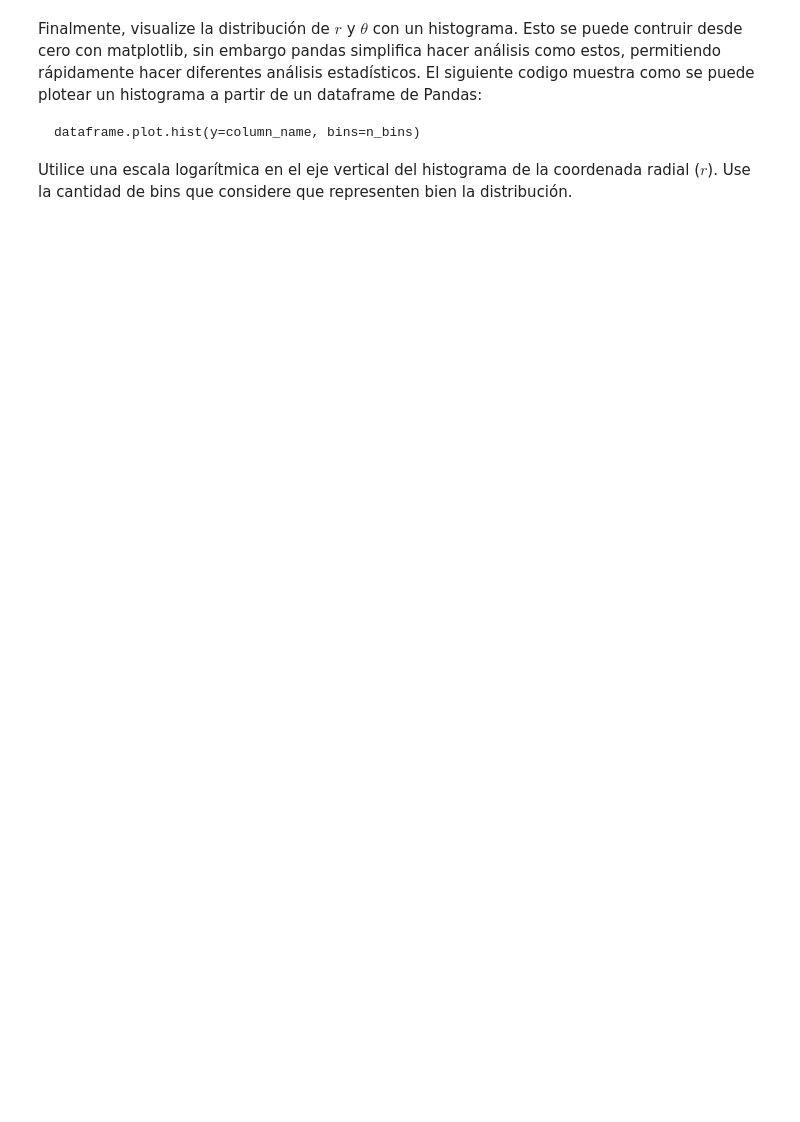
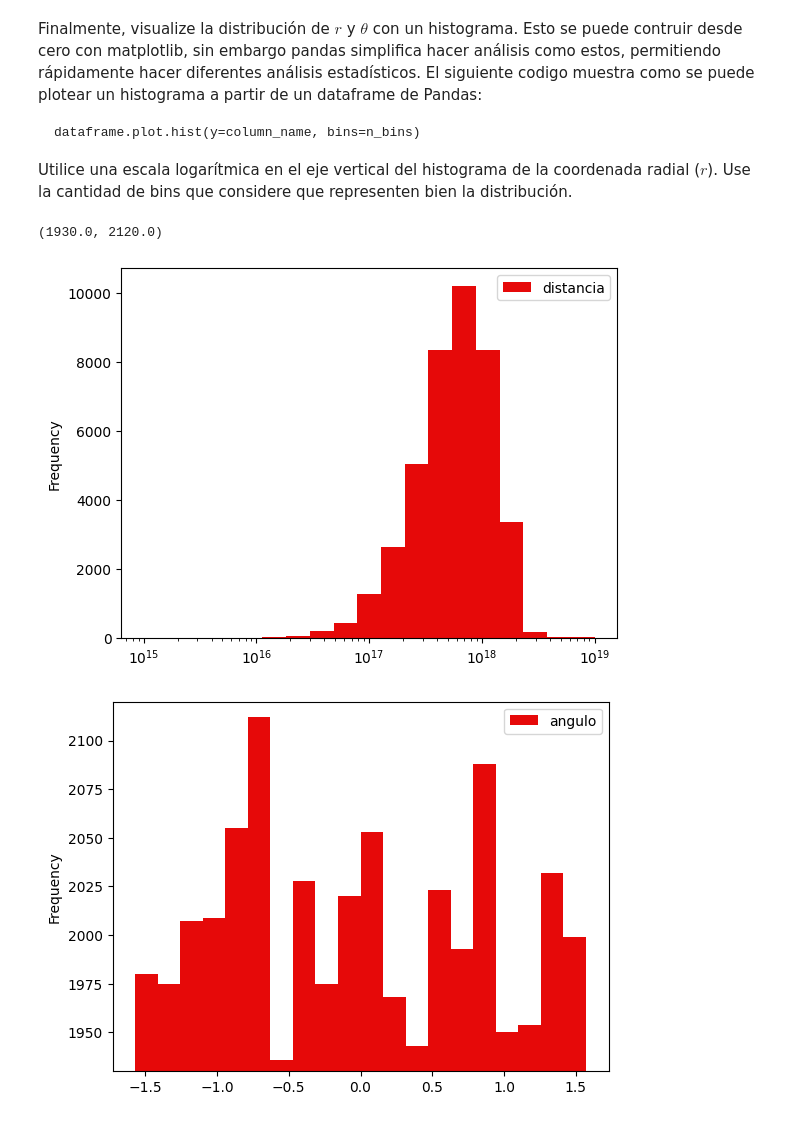
Before and after one commit to p-salv/Tarea-1, a Jupyter notebook: Tarea_1.ipynb, the cells around one changed output. Saved outputs shown, nothing was run; the diff lists cells and outputs as text; code cells hidden in the pictures; blank space fills up the shorter version.

````diff
--- a/Tarea_1.ipynb
+++ b/Tarea_1.ipynb
@@ -438,3 +438,7 @@ Calcule la distancia $r$ y ángulo $\theta$ de cada una de las estrellas y añad
 $r = \sqrt{x^2 + y^2 + z^2}$
 
 $θ = \arctan(y/x)$
+# %%
+df_galaxy2['distancia'] = np.sqrt(df_galaxy2['x[m]']**2 + df_galaxy2['y[m]']**2 + df_galaxy2['z[m]']**2)
+df_galaxy2['angulo'] = np.arctan(df_galaxy2['x[m]']/df_galaxy2['y[m]'])
+df_galaxy2.describe()
@@ -447,3 +461,13 @@ dataframe.plot.hist(y=column_name, bins=n_bins)
 ```
 
 Utilice una escala logarítmica en el eje vertical del histograma de la coordenada radial ($r$). Use la cantidad de bins que considere que representen bien la distribución.
+# %%
+logbins = np.logspace(15,19,20)
+df_galaxy2.plot.hist(y='distancia', bins=logbins, color='#e60909')
+plt.xscale('log')
+df_galaxy2.plot.hist(y='angulo', bins=20, color='#e60909')
+plt.ylim(1930, 2120)
+# %% [output]
+(1930.0, 2120.0)
+[figure, added]
+[figure, added]
````
Also changed, not shown: parts of 1 cell of this notebook.
